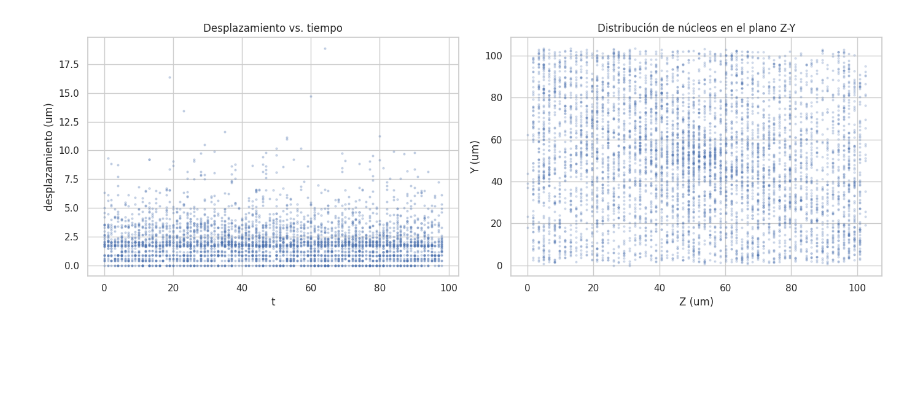
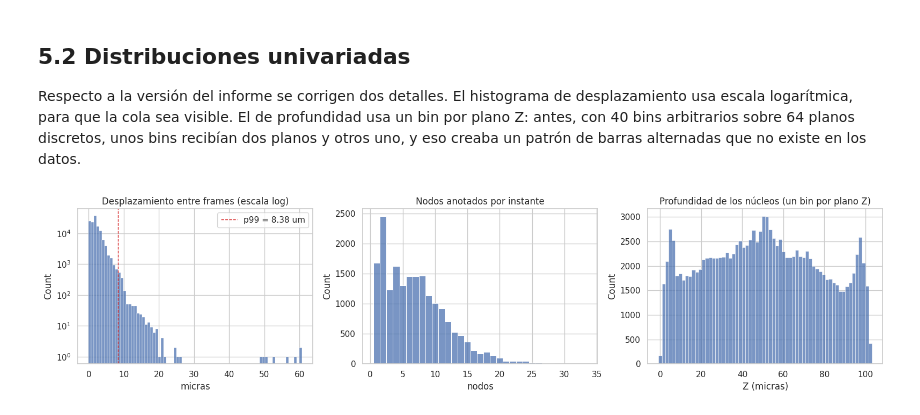
Before and after one commit to Isabella1911/DM-Proyecto-2, a Jupyter notebook: proyecto2-ds.ipynb, the cells around one changed output. Saved outputs shown, nothing was run; the diff lists cells and outputs as text; code cells hidden in the pictures; blank space fills up the shorter version.

```diff
--- a/proyecto2-ds.ipynb
+++ b/proyecto2-ds.ipynb
@@ -674,26 +619,28 @@ Muestras con t nulo:
+# %% [markdown]
+## 5.2 Distribuciones univariadas
+
+Respecto a la versión del informe se corrigen dos detalles. El histograma de desplazamiento usa escala
+logarítmica, para que la cola sea visible. El de profundidad usa un bin por plano Z: antes, con 40
+bins arbitrarios sobre 64 planos discretos, unos bins recibían dos planos y otros uno, y eso creaba un
+patrón de barras alternadas que no existe en los datos.
 # %%
-# Subconjunto de aristas consecutivas, con respaldo si el filtro deja poco
-E1 = df_edges[df_edges["dt"] == 1]
-if len(E1) == 0:
-    print(f"AVISO: ninguna arista tiene dt == 1 (dt observados: "
-          f"{df_edges['dt'].dropna().unique()[:5]}). Se usan todas las aristas.")
-    E1 = df_edges.dropna(subset=["dist_um"])
+fig, ax = plt.subplots(1, 3, figsize=(16, 4))
 
-def submuestra(df, n):
-    return df.sample(min(n, len(df)), random_state=0) if len(df) else df
+d1 = df_edges.loc[df_edges.dt == 1, "dist_um"]
+sns.histplot(d1, bins=80, ax=ax[0])
+ax[0].set_yscale("log")
+ax[0].axvline(d1.quantile(.99), ls="--", lw=1, color="tab:red", label=f"p99 = {d1.quantile(.99):.2f} um")
+ax[0].set_title("Desplazamiento entre frames (escala log)"); ax[0].set_xlabel("micras"); ax[0].legend()
 
-fig, ax = plt.subplots(1, 2, figsize=(14, 5))
+nodos_t = df_nodes.groupby(["sample", "t"]).size().rename("n").reset_index()
+sns.histplot(nodos_t["n"], bins=np.arange(.5, nodos_t["n"].max() + 1.5), ax=ax[1])
+ax[1].set_title("Nodos anotados por instante"); ax[1].set_xlabel("nodos")
 
-sub = submuestra(E1, 4000)
-ax[0].scatter(sub["t_origen"], sub["dist_um"], s=4, alpha=.25)
-ax[0].set_xlabel("t"); ax[0].set_ylabel("desplazamiento (um)")
-ax[0].set_title("Desplazamiento vs. tiempo")
-
-nodos_z = submuestra(df_nodes, 6000)
-ax[1].scatter(nodos_z["z_um"], nodos_z["y_um"], s=4, alpha=.2)
-ax[1].set_xlabel("Z (um)"); ax[1].set_ylabel("Y (um)")
-ax[1].set_title("Distribución de núcleos en el plano Z-Y")
+# z es entero en vóxeles: un bin por plano evita el patrón de barras alternadas.
+bordes_z = (np.arange(int(df_samples["Z"].max()) + 1) - 0.5) * VOXEL_UM[0]
+sns.histplot(df_nodes["z_um"], bins=bordes_z, ax=ax[2])
+ax[2].set_title("Profundidad de los núcleos (un bin por plano Z)"); ax[2].set_xlabel("Z (micras)")
 
 plt.tight_layout(); plt.show()
 # %% [output]
-[figure, old version]
+[figure, new version]
```
Also changed, not shown: parts of 81 cells of this notebook.
